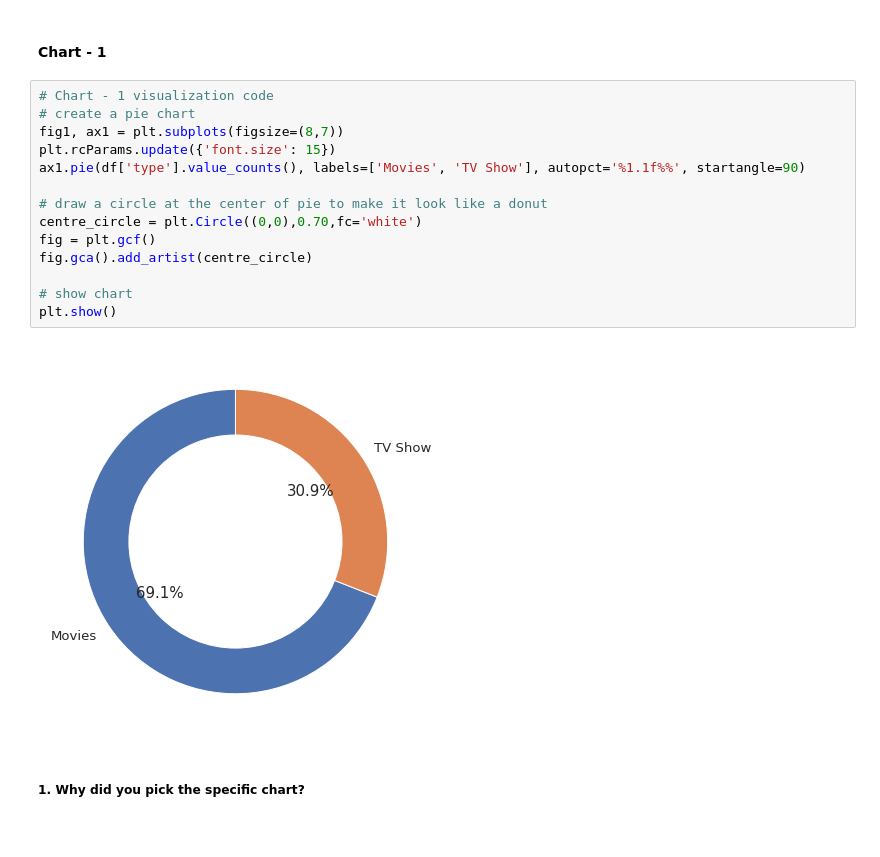
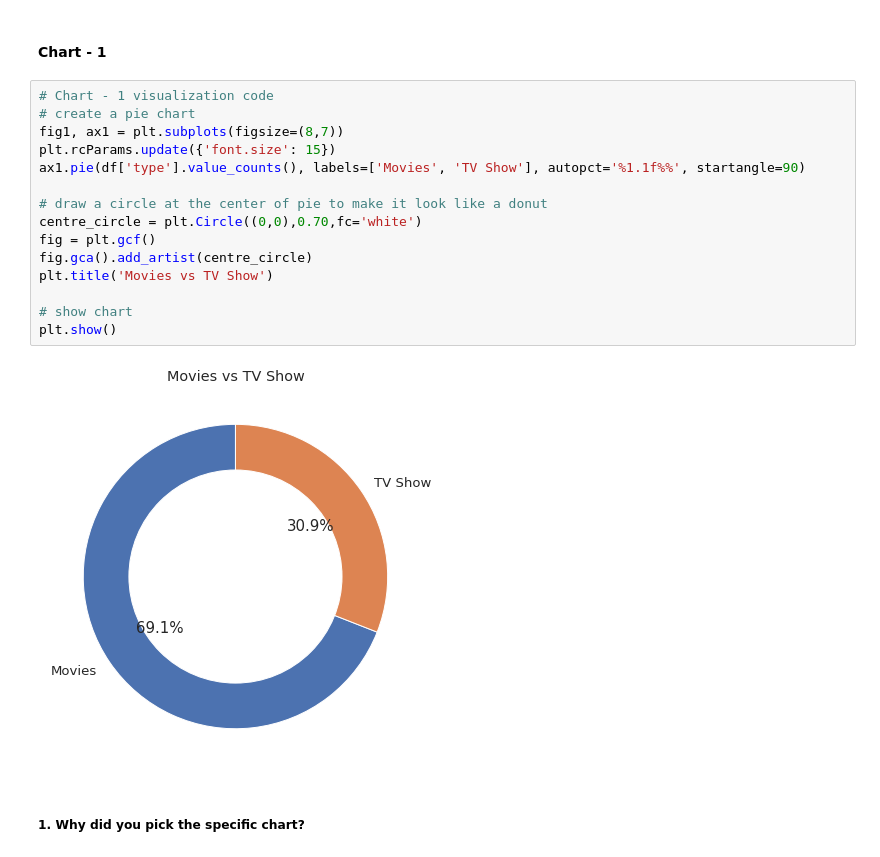
Before and after one commit to Rajakumaran-S/Netflix_Movie_and_TV_Shows_Clustering, a Jupyter notebook: Netflix_Movie_and_TV_Shows_Clustering_Raja.ipynb, the cells around one changed output. Cells and saved outputs as stored; diff of their text form.

```diff
--- a/Netflix_Movie_and_TV_Shows_Clustering_Raja.ipynb
+++ b/Netflix_Movie_and_TV_Shows_Clustering_Raja.ipynb
@@ -385,19 +376,20 @@ df.head()
 # %%
 # Chart - 1 visualization code
 # create a pie chart
 fig1, ax1 = plt.subplots(figsize=(8,7))
 plt.rcParams.update({'font.size': 15})
 ax1.pie(df['type'].value_counts(), labels=['Movies', 'TV Show'], autopct='%1.1f%%', startangle=90)
 
 # draw a circle at the center of pie to make it look like a donut
 centre_circle = plt.Circle((0,0),0.70,fc='white')
 fig = plt.gcf()
 fig.gca().add_artist(centre_circle)
+plt.title('Movies vs TV Show')
 
 # show chart
 plt.show()
 # %% [output]
-[figure, old version]
+[figure, new version]
 # %% [markdown]
 ##### 1. Why did you pick the specific chart?
 # %% [markdown]
```
Also changed, not shown: parts of 48 cells of this notebook.
